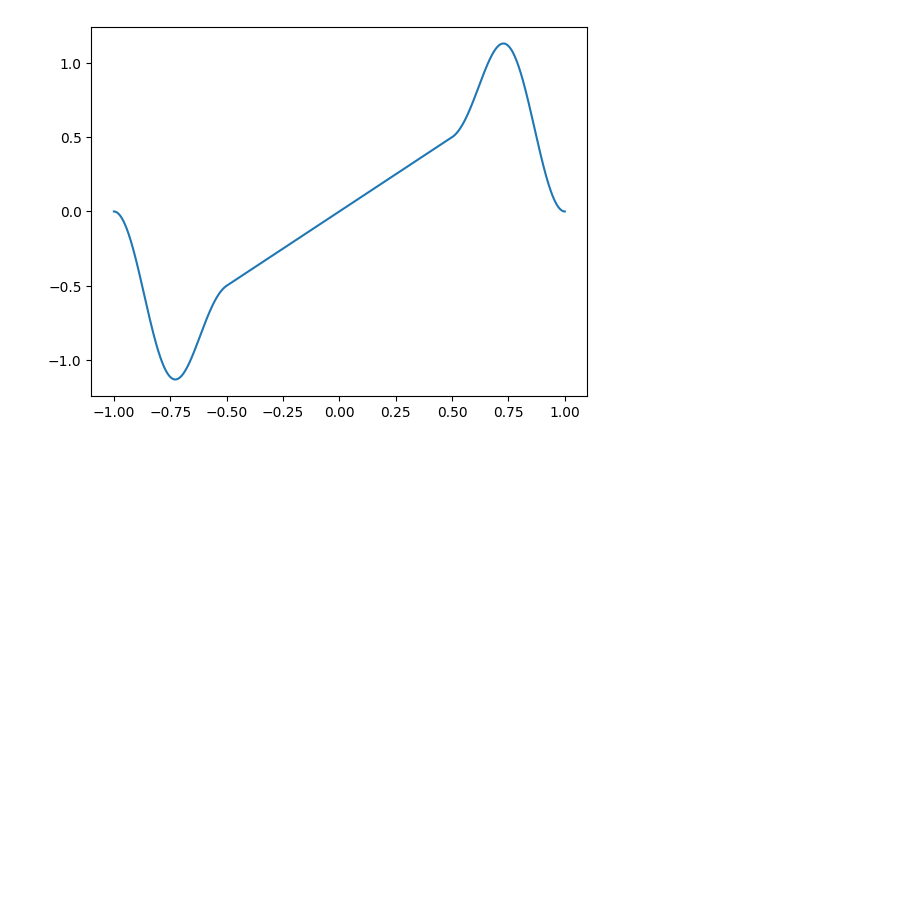
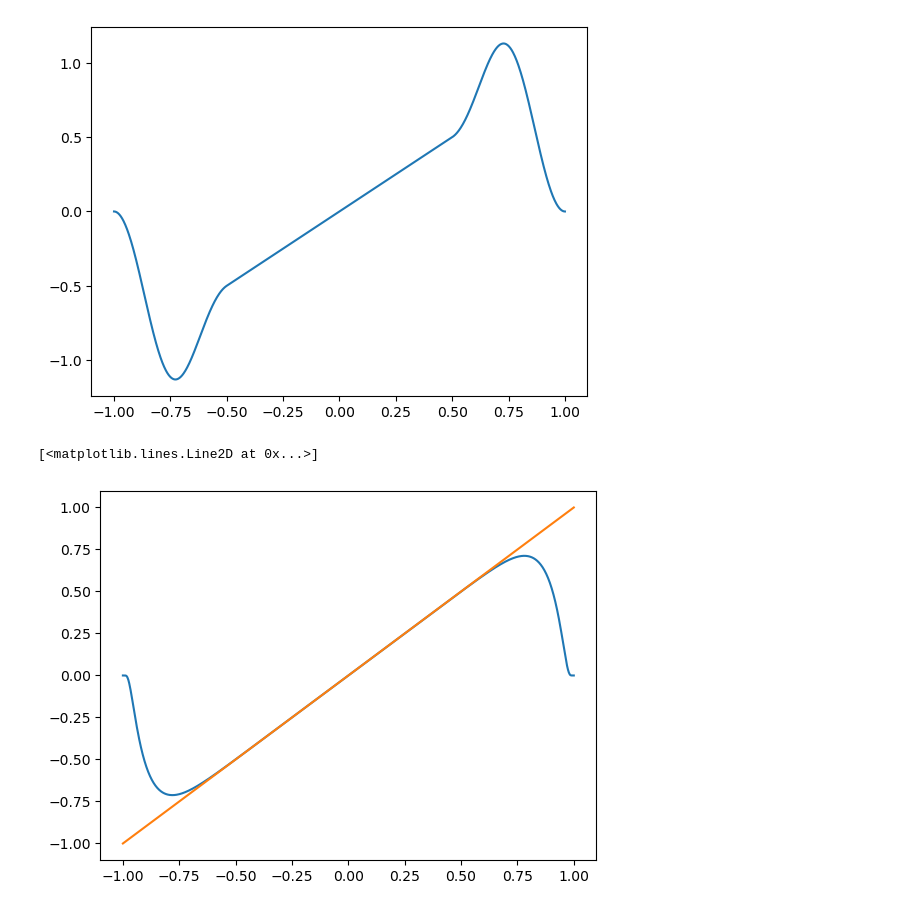
Before and after one commit to JonathanVacher/mca-approx, a Jupyter notebook: sde-mca-approx.ipynb, the cells around one changed output. Saved outputs shown, nothing was run; the diff lists cells and outputs as text; code cells hidden in the pictures; blank space fills up the shorter version.

```diff
--- a/sde-mca-approx.ipynb
+++ b/sde-mca-approx.ipynb
@@ -268,0 +322,12 @@ plt.show()
+# %%
+xx = np.linspace(-1, 1, 1000)
+pfxx = np.empty(np.shape(xx))
+
+#plt.plot(xx,np.exp(-1/(1-(xx/1)**10)))
+plt.plot(xx,xx*np.exp(1-1/(1-(xx/1)**10)))
+plt.plot(xx,xx)
+#plt.plot(xx,heaviside(xx,0.5))
+#plt.plot(xx,np.exp(1)*2*xx/(1-xx**2)**2*np.exp(-1/(1-xx**2)))
+# %% [output]
+[<matplotlib.lines.Line2D at 0x...>]
+[figure, added]
```
Also changed, not shown: parts of 12 cells of this notebook.
